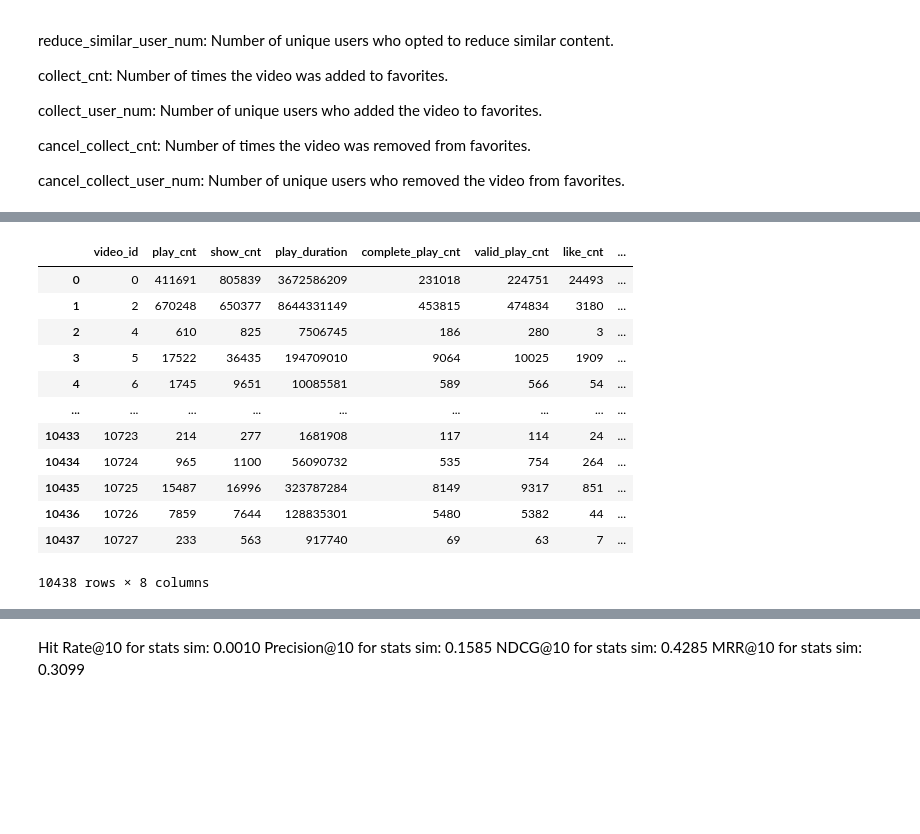
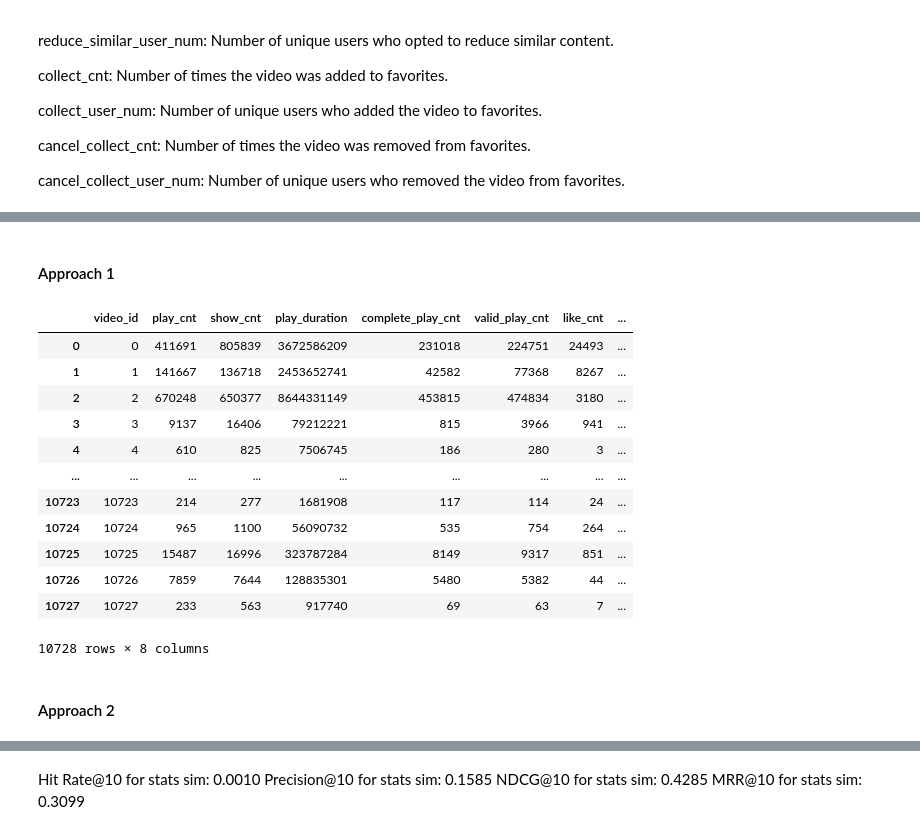
Before and after one commit to Akilson/FinalProject_2025_Baptiste_ARNOLD, a Jupyter notebook: Final_Report.ipynb, the cells around one changed output, grey strips where cells are left out. Cells and saved outputs as stored; diff of their text form; code cells hidden in the pictures; blank space fills up the shorter version.

```diff
--- a/Final_Report.ipynb
+++ b/Final_Report.ipynb
@@ -258,29 +734,34 @@ common_video_ids
+# %% [markdown]
+#### Approach 1
 # %%
 # video represents by their stats
 videos_stats_intersting = item_daily_features[['video_id', 'play_cnt', 'show_cnt', 'play_duration', 'complete_play_cnt', 'valid_play_cnt', 'like_cnt', 'comment_stay_duration']]
-videos_stats_intersting = videos_stats_intersting[videos_stats_intersting['video_id'].isin(common_video_ids)]
+# videos_stats_intersting = videos_stats_intersting[videos_stats_intersting['video_id'].isin(common_video_ids)]
 videos_stats_intersting
 videos_stats = videos_stats_intersting.groupby('video_id').agg({
     'play_cnt': 'sum',
     'show_cnt': 'sum',
     'play_duration': 'sum',
     'complete_play_cnt': 'sum',
     'valid_play_cnt': 'sum',
     'like_cnt': 'sum',
     'comment_stay_duration': 'sum'
 }).reset_index()
-videos_stats
+videos_stats_1 = videos_stats.copy()
+videos_stats_1
 # %% [output]
 |  | video_id | play_cnt | show_cnt | play_duration | complete_play_cnt | valid_play_cnt | like_cnt | ... |
 | 0 | 0 | 411691 | 805839 | 3672586209 | 231018 | 224751 | 24493 | ... |
-| 1 | 2 | 670248 | 650377 | 8644331149 | 453815 | 474834 | 3180 | ... |
-| 2 | 4 | 610 | 825 | 7506745 | 186 | 280 | 3 | ... |
-| 3 | 5 | 17522 | 36435 | 194709010 | 9064 | 10025 | 1909 | ... |
-| 4 | 6 | 1745 | 9651 | 10085581 | 589 | 566 | 54 | ... |
+| 1 | 1 | 141667 | 136718 | 2453652741 | 42582 | 77368 | 8267 | ... |
+| 2 | 2 | 670248 | 650377 | 8644331149 | 453815 | 474834 | 3180 | ... |
+| 3 | 3 | 9137 | 16406 | 79212221 | 815 | 3966 | 941 | ... |
+| 4 | 4 | 610 | 825 | 7506745 | 186 | 280 | 3 | ... |
 | ... | ... | ... | ... | ... | ... | ... | ... | ... |
-| 10433 | 10723 | 214 | 277 | 1681908 | 117 | 114 | 24 | ... |
-| 10434 | 10724 | 965 | 1100 | 56090732 | 535 | 754 | 264 | ... |
-| 10435 | 10725 | 15487 | 16996 | 323787284 | 8149 | 9317 | 851 | ... |
-| 10436 | 10726 | 7859 | 7644 | 128835301 | 5480 | 5382 | 44 | ... |
-| 10437 | 10727 | 233 | 563 | 917740 | 69 | 63 | 7 | ... |
+| 10723 | 10723 | 214 | 277 | 1681908 | 117 | 114 | 24 | ... |
+| 10724 | 10724 | 965 | 1100 | 56090732 | 535 | 754 | 264 | ... |
+| 10725 | 10725 | 15487 | 16996 | 323787284 | 8149 | 9317 | 851 | ... |
+| 10726 | 10726 | 7859 | 7644 | 128835301 | 5480 | 5382 | 44 | ... |
+| 10727 | 10727 | 233 | 563 | 917740 | 69 | 63 | 7 | ... |
-10438 rows × 8 columns
+10728 rows × 8 columns
+# %% [markdown]
+#### Approach 2
```
Also changed, not shown: parts of 79 cells of this notebook.
